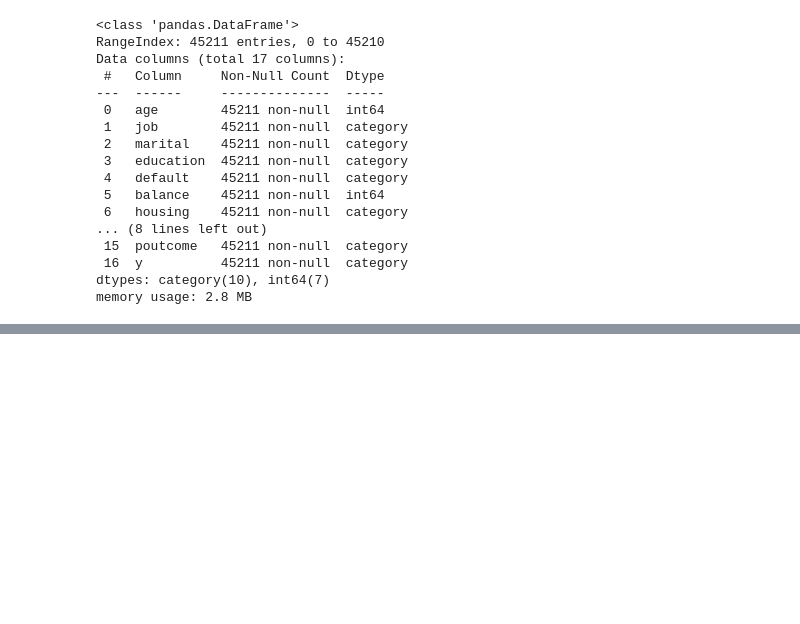
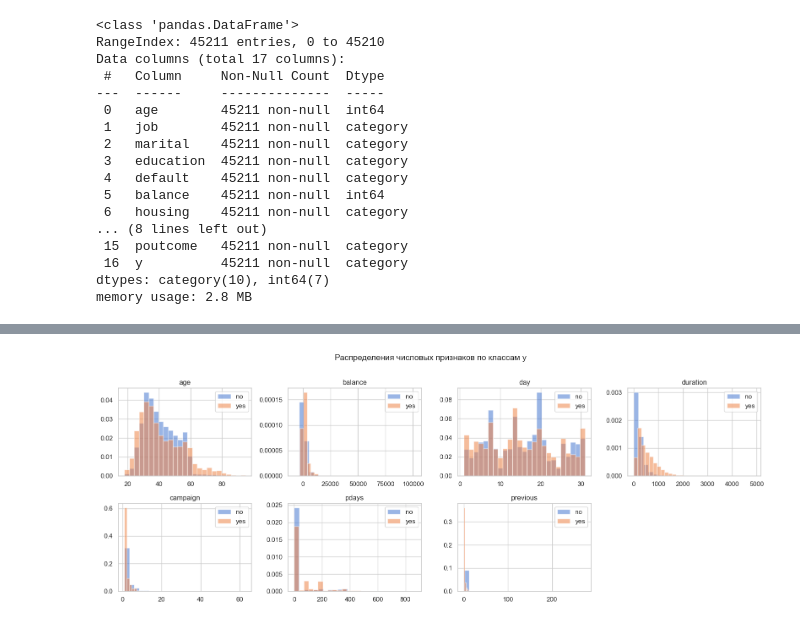
Before and after one commit to PolinaKarcheuskaya/ML-Basic, a Jupyter notebook: project/project.ipynb, the cells around one changed output, grey strips where cells are left out. Saved outputs shown, nothing was run; the diff lists cells and outputs as text; code cells hidden in the pictures; blank space fills up the shorter version.

```diff
--- a/project/project.ipynb
+++ b/project/project.ipynb
@@ -322,22 +331,23 @@ plt.show()
 # %%
 n_cols_grid = 4
 n_rows = int(np.ceil(len(num_cols) / n_cols_grid))
 fig, axes = plt.subplots(n_rows, n_cols_grid, figsize=(16, n_rows * 3))
 axes = axes.flatten()
 
 for ax, col in zip(axes, num_cols):
     for label, group in df.groupby('y', observed=True):
-        legend_label = 'согласие' if str(label) == 'yes' else 'отказ'
-        ax.hist(group[col], bins=25, alpha=0.55, label=legend_label, density=True)
+        ax.hist(group[col], bins=25, alpha=0.55, label=str(label), density=True)
     ax.set_title(col)
     ax.legend()
 
 for ax in axes[len(num_cols):]:
     ax.axis('off')
 
 plt.suptitle('Распределения числовых признаков по классам y', y=1.01, fontsize=14)
 plt.tight_layout()
 plt.show()
+# %% [output]
+[figure, added]
 # %%
 corr = df[num_cols].corr()
 
```
Also changed, not shown: parts of 28 cells of this notebook.
